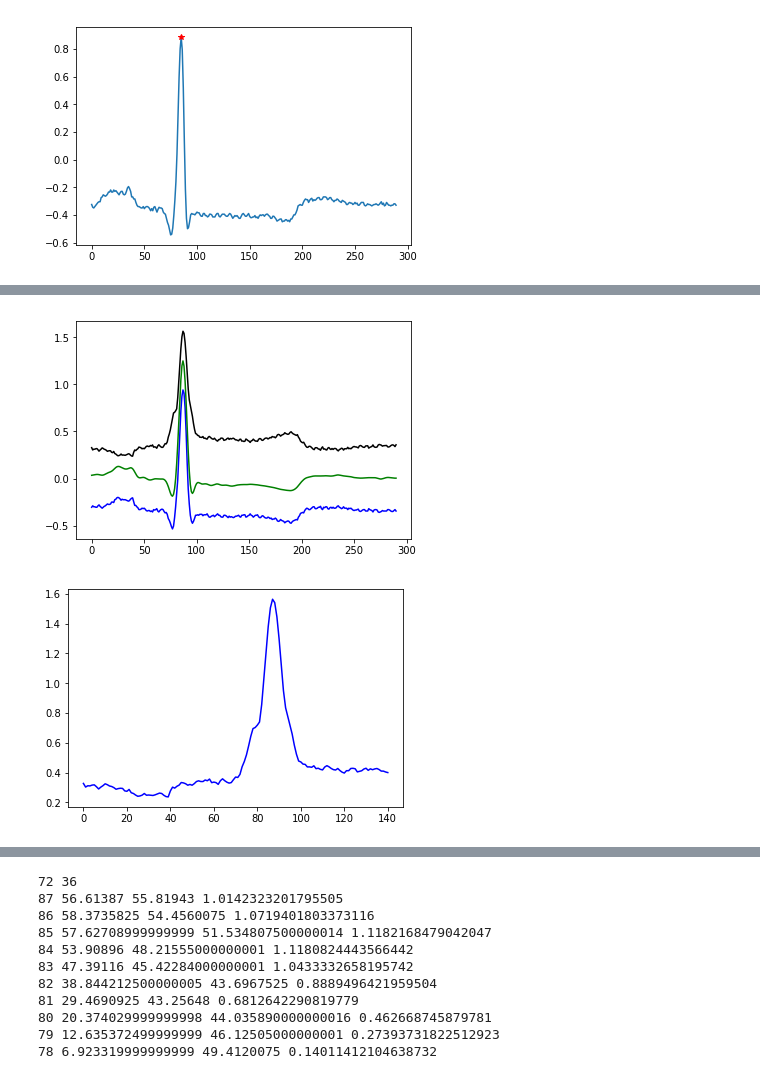
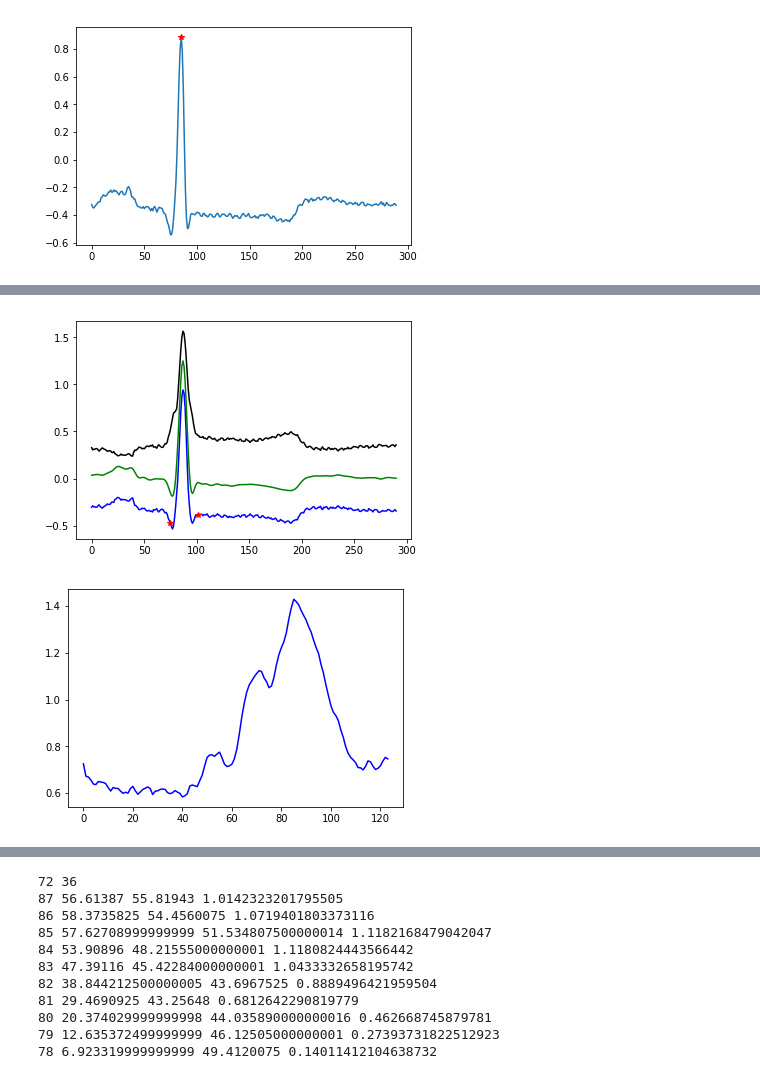
Before and after one commit to cx1111/beat-classifier, a Jupyter notebook: analysis/1-left-block.ipynb, the cells around one changed output, grey strips where cells are left out. Saved outputs shown, nothing was run; the diff lists cells and outputs as text; code cells hidden in the pictures.

```diff
--- a/analysis/1-left-block.ipynb
+++ b/analysis/1-left-block.ipynb
@@ -68,8 +76,6 @@ def right_indicator(env, env_p, W):
 
     # We only calculate a for values right of the envelope peak
     for t in range(env_p+1, len(env)):
-#         for T in range(max(0, t-W), t):
-#             a += env(T) - env(t)
         i0 = t - W
         a[t] = np.sum(env[i0:t]) - (env[t] * W)
         # a[t] = np.sum((env(T) - env(t)) for T in range(max(0, t-W), t))
@@ -77,6 +83,27 @@ def right_indicator(env, env_p, W):
     return a
 
 
+def left_indicator(env, env_p, W):
+    """
+    Given the windowed envelop signal env(t), and its peak env_p,
+    compute the indicator function:
+    A(t) = integral[t, t+W] [env(T) − env(t)]dT
+    for the left segment of the envelope peak
+    """
+    # First check that the window doesn't overlap past the signal end
+    # from the envelope peak
+    i11 = env_p - 1 + W
+    if i11 > len(env):
+        raise Exception('Window too large')
+
+    a = np.zeros(len(env))
+
+    # We only calculate a for values left of the envelope peak
+    for t in range(env_p-1):
+        i1 = t + W
+        a[t] = np.sum(env[t:i1]) - (env[t] * W)
+
+    return a
 
 def segment_beat(sig, qrs_p, fs=360, qrs_win_0=0.3, qrs_win_1=0.15,
                  max_qrs_duration=0.2):
@@ -97,6 +124,7 @@ def segment_beat(sig, qrs_p, fs=360, qrs_win_0=0.3, qrs_win_1=0.15,
 
     # Filter the signal
     sig_f = bandpass(sig=sig, fs=fs, f_low=0.5, f_high=40, order=4)
+    #sig_f = sig
     # Compute the envelope signal
     sig_h = hilbert(sig)
     sig_e = (sig_f**2 + np.abs(sig_h)**2) ** 0.5
@@ -124,30 +152,38 @@ def segment_beat(sig, qrs_p, fs=360, qrs_win_0=0.3, qrs_win_1=0.15,
     # The second W should satisfy both conditions.
     # Set it to be a_max - env_p
     W1 = a_max - env_p
-
     a = right_indicator(env=env, env_p=env_p, W=W1)
     # This time, we take the location where the indicator is max
     # to be the final answer (adjust to start of full signal)
     qrs_1 = np.where(a==np.max(a))[0][0] + i0
 
+    # Now do the left. Bigger starting window.
+    W0 = int(max_qrs_duration * fs * 0.3)
+    a = left_indicator(env=env, env_p=env_p, W=W0)
+    a_max = np.where(a==np.max(a))[0][0]
+    W1 = env_p - a_max
+    a = left_indicator(env=env, env_p=env_p, W=W1)
+    qrs_0 = np.where(a==np.max(a))[0][0]
 
     # Compute the
 
-    return sig_f, sig_h, sig_e, sig_w, qrs_1
+
+    return sig_f, sig_h, sig_e, env, qrs_0, qrs_1
 # %%
-sig_f, sig_h, sig_e, sig_w, qrs_1 = segment_beat(sig, qrs_p, fs=360, max_qrs_duration=0.2)
+sig_f, sig_h, sig_e, env, qrs_0, qrs_1 = segment_beat(sig, qrs_p, fs=360, max_qrs_duration=0.2)
 # %%
 plt.figure()
 plt.plot(sig, 'b')
 plt.plot(sig_f, 'g')
 plt.plot(sig_e, 'k')
+plt.plot(qrs_0, sig[qrs_0], 'r*')
 plt.plot(qrs_1, sig[qrs_1], 'r*')
 plt.show()
 # %% [output]
-[figure, old version]
+[figure, new version]
 # %%
 plt.figure()
-plt.plot(sig_w, 'b')
+plt.plot(env, 'b')
 plt.show()
 # %% [output]
-[figure, old version]
+[figure, new version]
```
Also changed, not shown: parts of 3 cells of this notebook.
